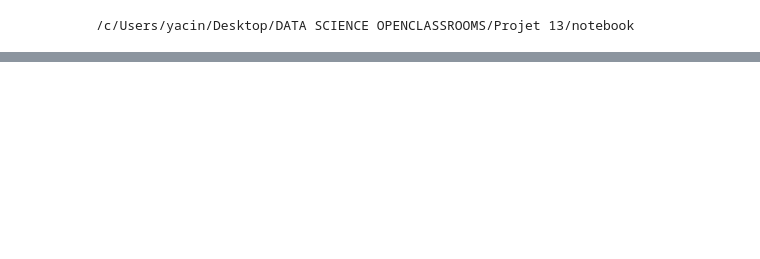
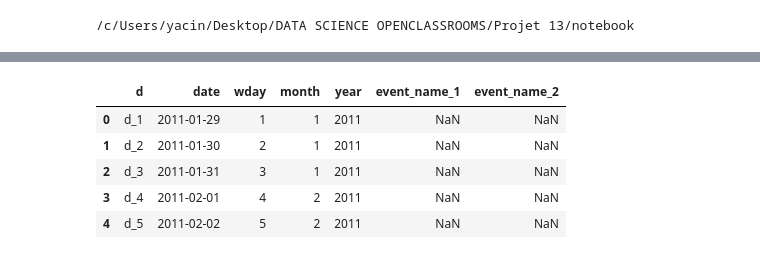
Before and after one commit to Vagaboss/P13-perso-predictions, a Jupyter notebook: notebook/preP13.ipynb, the cells around one changed output, grey strips where cells are left out. Drawn from its saved outputs; the diff is of its cells as text; code cells hidden in the pictures; blank space fills up the shorter version.

```diff
--- a/notebook/preP13.ipynb
+++ b/notebook/preP13.ipynb
@@ -34,0 +197,20 @@ sell_prices = pd.read_csv('../datasets/sell_prices.csv', sep=',')
+# %%
+calendar_cols = [
+    "d",
+    "date",
+    "wday",
+    "month",
+    "year",
+    "event_name_1",
+    "event_name_2"
+]
+
+calendar_small = calendar[calendar_cols]
+calendar_small.head()
+# %% [output]
+|  | d | date | wday | month | year | event_name_1 | event_name_2 |
+| 0 | d_1 | 2011-01-29 | 1 | 1 | 2011 | NaN | NaN |
+| 1 | d_2 | 2011-01-30 | 2 | 1 | 2011 | NaN | NaN |
+| 2 | d_3 | 2011-01-31 | 3 | 1 | 2011 | NaN | NaN |
+| 3 | d_4 | 2011-02-01 | 4 | 2 | 2011 | NaN | NaN |
+| 4 | d_5 | 2011-02-02 | 5 | 2 | 2011 | NaN | NaN |
```
Also changed, not shown: parts of 37 cells of this notebook.
